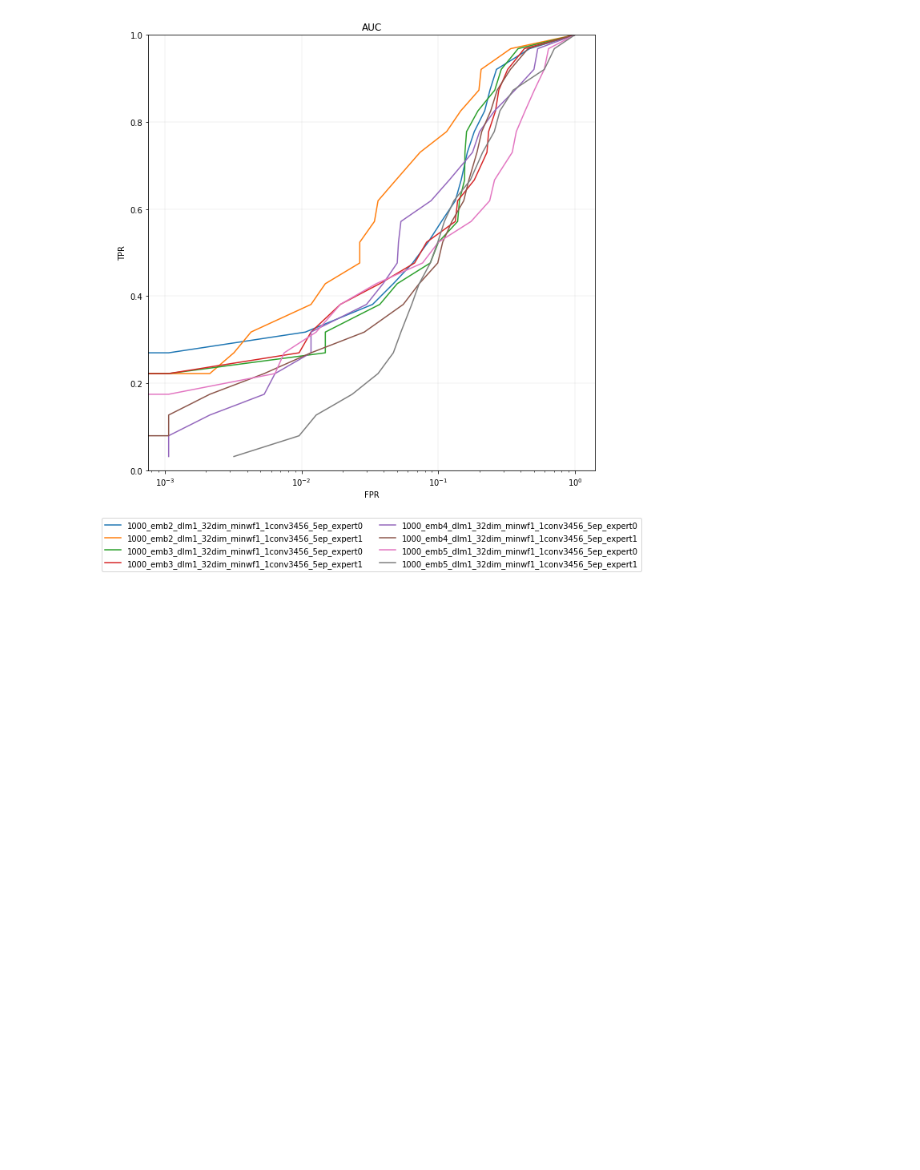
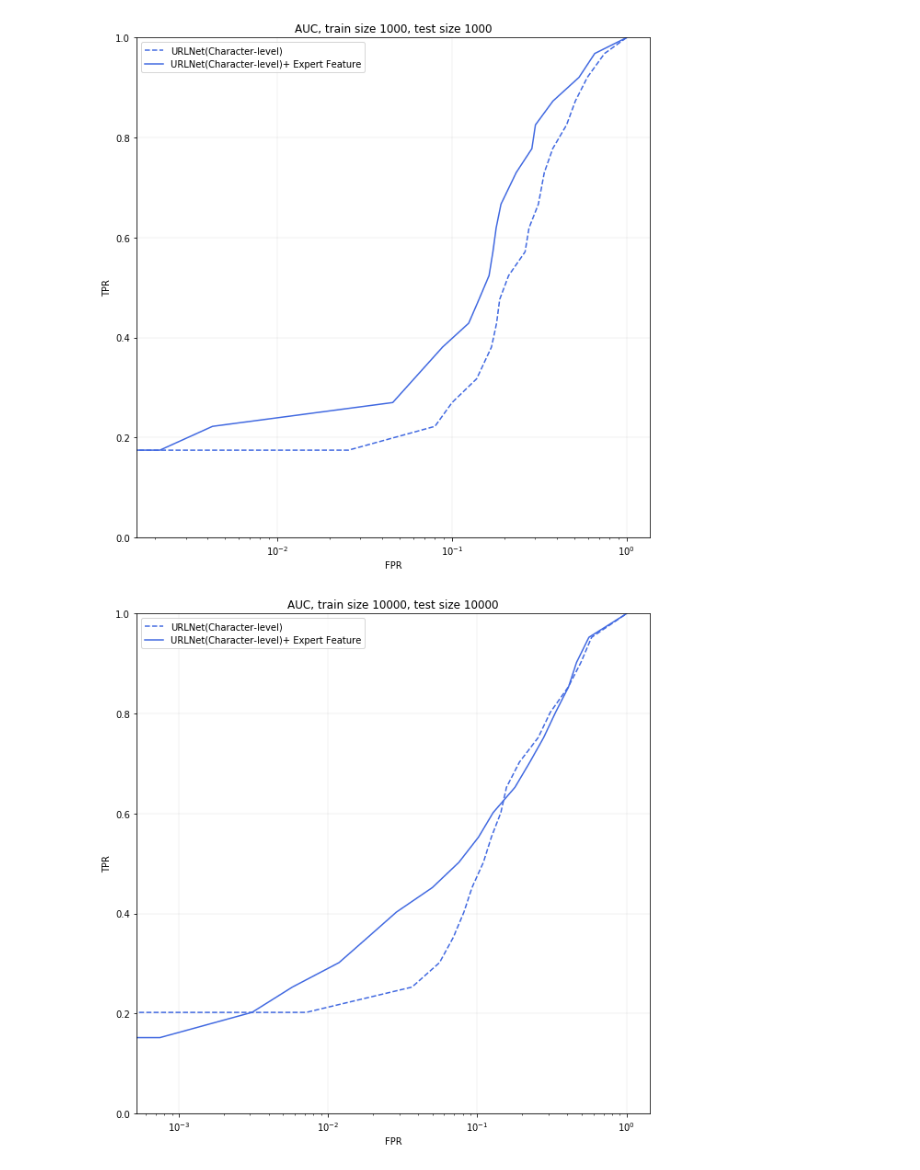
Before and after one commit to wangsha/URLNet, a Jupyter notebook: plotauc.ipynb, the cells around one changed output. Drawn from its saved outputs; the diff is of its cells as text; code cells hidden in the pictures; blank space fills up the shorter version.

```diff
--- a/plotauc.ipynb
+++ b/plotauc.ipynb
@@ -92,17 +83,41 @@ def plotauc(df):
     df_ = df
 
     fig, ax = plt.subplots(1,1, figsize = (10,10))
-    df_.groupby("folder").plot(x = 'FPR', y = 'TPR', ax = ax)
-    plt.title('AUC')
+    legends = []
+    for name, group in df_.groupby("folder"):
+        embed_mode = int(group['embed_mode'].mean())
+        expert_mode = int(group['expert_mode'].mean())
+        legend = 'URLNet'
+
+        if embed_mode == CHAR:
+            color = 'royalblue'
+            legend += '(Character-level)'
+        elif embed_mode == WORD:
+            color = 'blueviolet'
+            legend += '(Word-level)'
+        elif embed_mode == CHARWORD_AND_WORD_AND_CHAR:
+            color = 'darkcyan'
+            legend += '(Full)'
+        else:
+            raise Exception("unknown embed_mode %s" % embed_mode)
+        legends.append(legend)
+        linestyle = 'dashed'
+        if expert_mode == 1:
+            legend += "+ Expert Feature"
+            linestyle = 'solid'
+        group.plot(x = 'FPR', y = 'TPR', ax = ax, label=legend, color=color, linestyle=linestyle)
     plt.xlabel('FPR')
     plt.ylabel('TPR')
     plt.xscale('log')
     ax.set_ylim([0,1])
     ax.grid(which='major', linestyle='-', linewidth='0.1', color='grey')
 
-    lgd = plt.legend([v[0] for v in df_.groupby('folder')['folder']], loc=9, bbox_to_anchor=(0.5, -0.1), ncol=2)
 
-    #art = []
-    #art.append(lgd)
+    datasize = int(group['train_size'].mean())
+    title = 'AUC, train size %d, test size %d' % (datasize, datasize)
+    plt.title(title)
+    lgd = plt.legend( loc='best')
     plt.show()
+    filename = '%s_%s' % (title, '_'.join(legends))
+    fig.savefig(plot_path+'/%s.png' % filename, bbox='tight')
     return plt
@@ -121,0 +124,4 @@ plotauc(df_large)
+# %%
+# plot all
+for df in [df_small, df_med, df_large, df_full]:
+    plotauc(df)
@@ -122,6 +133,8 @@ plotauc(df_large)
 # %%
-# compare only delimit mode=1, small dataset
-dfp = df_small[ (df_small.delimit_mode == 1) ] #& ((df.embed_mode == '3' ) | (df.embed_mode == '5'))]
-plotauc(dfp)
+# compare only delimit mode=1
+for df in [df_small, df_med, df_large, df_full]:
+    dfp = df[(df.embed_mode == CHAR) ]
+    plotauc(dfp)
 # %% [output]
-[figure, old version]
+[figure, new version]
+[figure, added]
```
Also changed, not shown: parts of 28 cells of this notebook, 17 other files.
